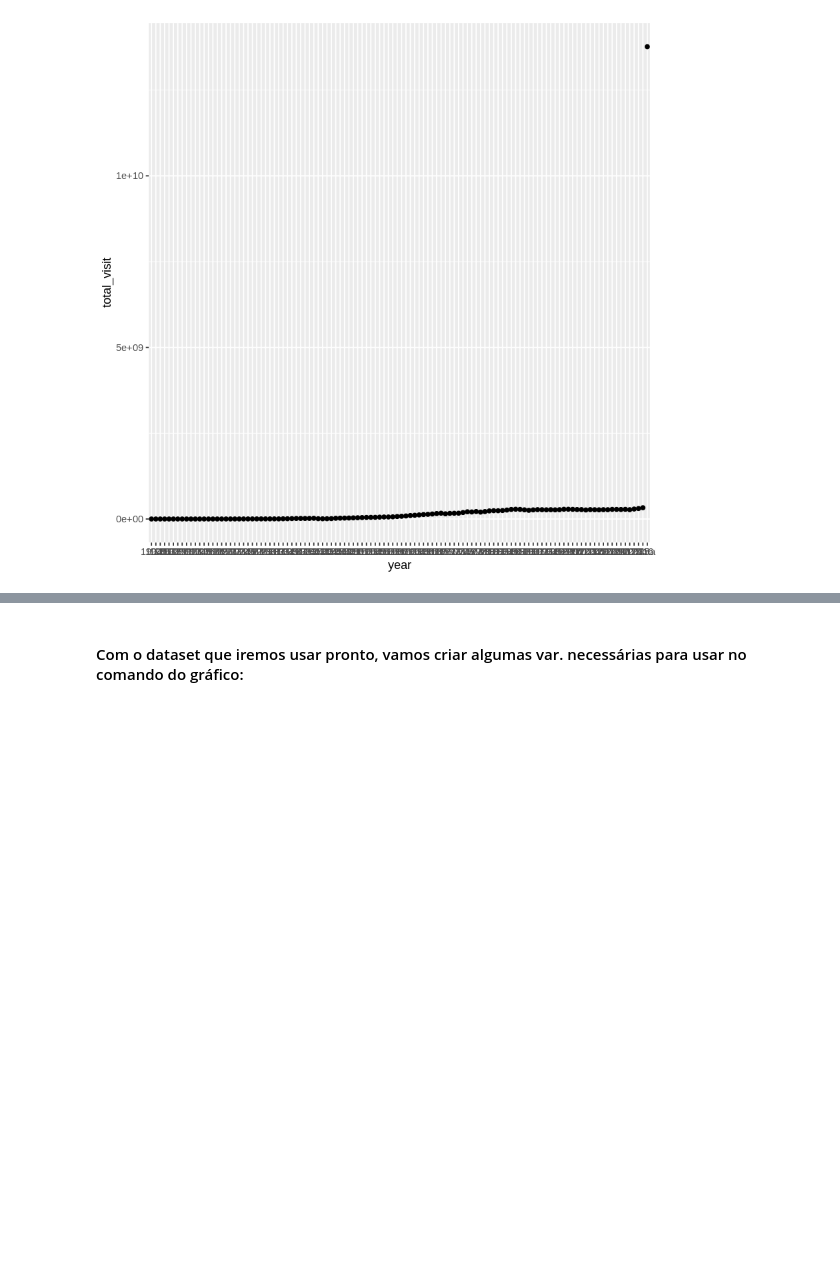
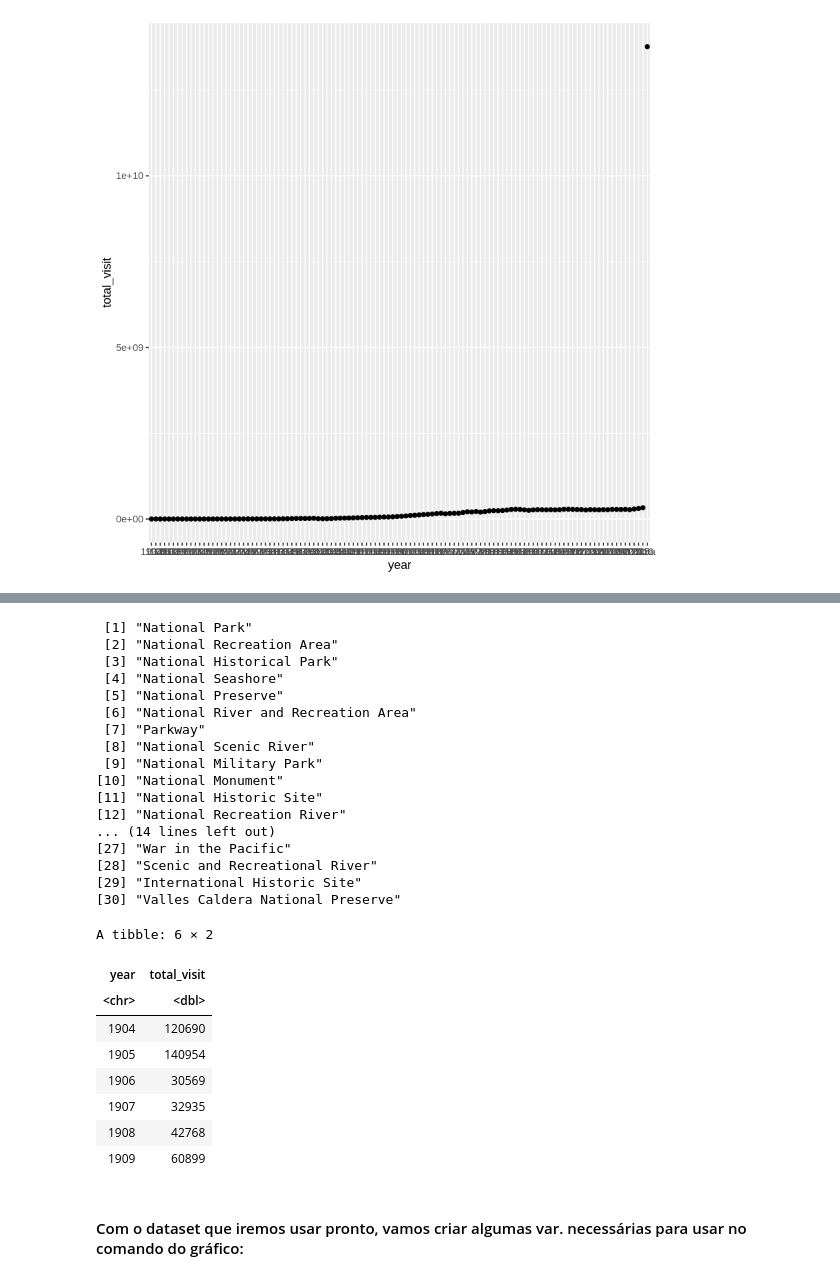
Before and after one commit to Larissa1292/challenge_national_parks, a Jupyter notebook: national_parks.ipynb, the cells around one changed output, grey strips where cells are left out. Saved outputs shown, nothing was run; the diff lists cells and outputs as text; code cells hidden in the pictures; blank space fills up the shorter version.

```diff
--- a/national_parks.ipynb
+++ b/national_parks.ipynb
@@ -168,2 +233,32 @@ A tibble: 6 × 2
+# %%
+unique(park_visits$unit_type)
+head(visitors_year)
+# %% [output]
+ [1] "National Park"
+ [2] "National Recreation Area"
+ [3] "National Historical Park"
+ [4] "National Seashore"
+ [5] "National Preserve"
+ [6] "National River and Recreation Area"
+ [7] "Parkway"
+ [8] "National Scenic River"
+ [9] "National Military Park"
+[10] "National Monument"
+[11] "National Historic Site"
+[12] "National Recreation River"
+... (14 lines left out)
+[27] "War in the Pacific"
+[28] "Scenic and Recreational River"
+[29] "International Historic Site"
+[30] "Valles Caldera National Preserve"
+A tibble: 6 × 2
+| year | total_visit |
+| <chr> | <dbl> |
+| 1904 | 120690 |
+| 1905 | 140954 |
+| 1906 | 30569 |
+| 1907 | 32935 |
+| 1908 | 42768 |
+| 1909 | 60899 |
 # %% [markdown]
 #### Com o dataset que iremos usar pronto, vamos criar algumas var. necessárias para usar no comando do gráfico:
```
Also changed, not shown: parts of 35 cells of this notebook.
